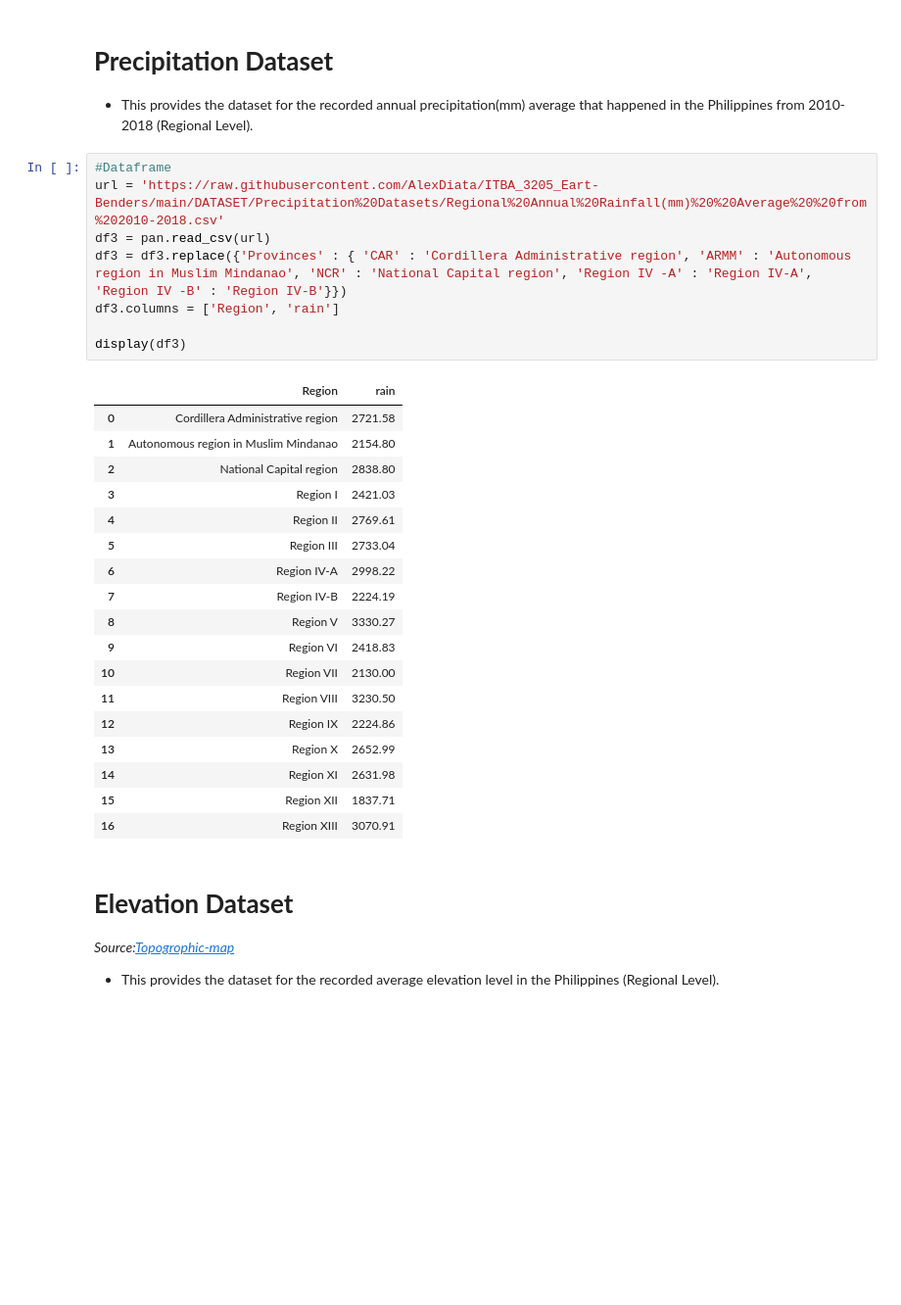
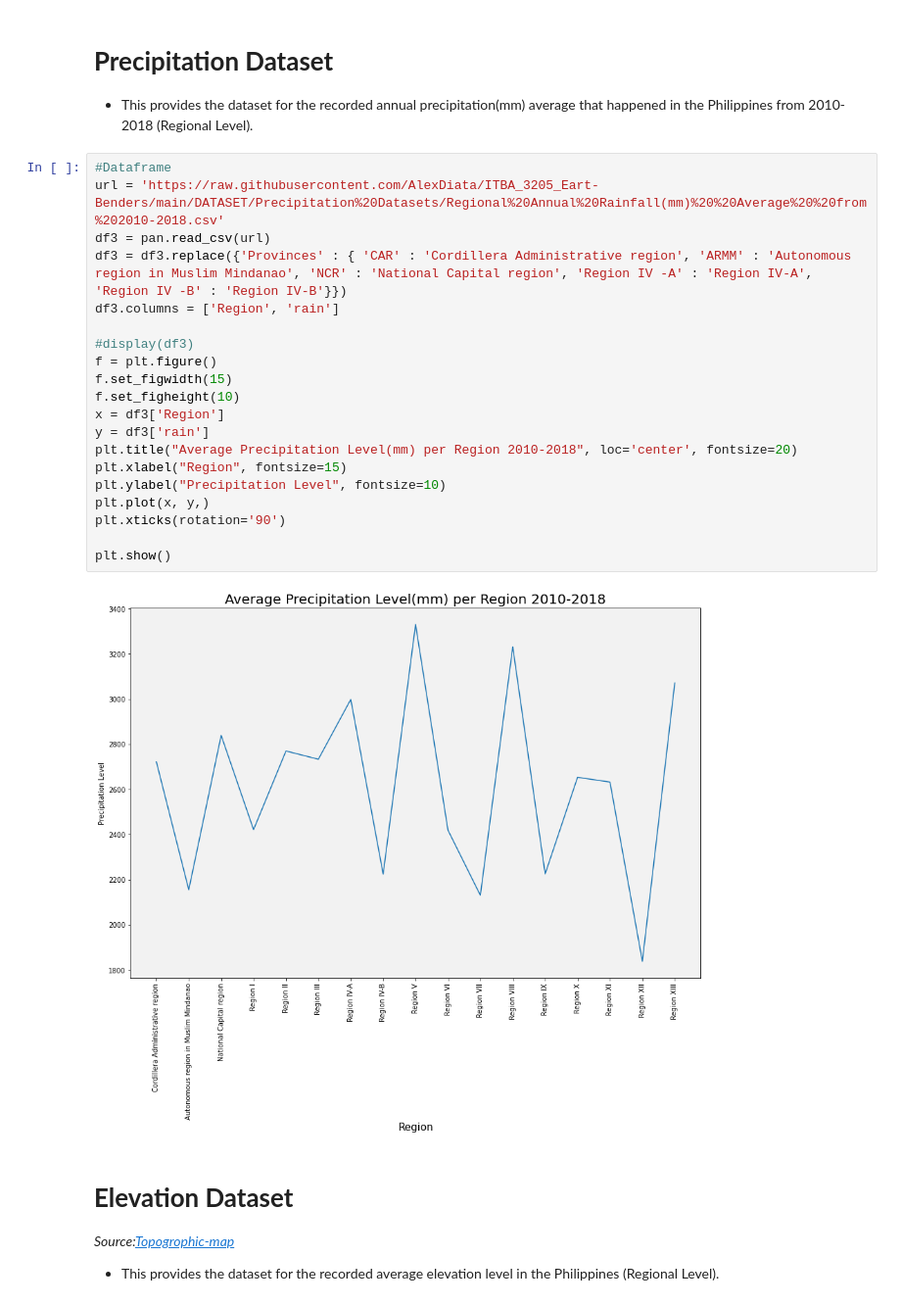
Before and after one commit to AlexDiata/ITBA_3205_Eart-Benders, a Jupyter notebook: Codes/LandSlideRisk.ipynb, the cells around one changed output. Shown at 98% size. Saved outputs shown, nothing was run; the diff lists cells and outputs as text; blank space fills up the shorter version.

```diff
--- a/Codes/LandSlideRisk.ipynb
+++ b/Codes/LandSlideRisk.ipynb
@@ -174,30 +312,25 @@ plt.show()
 # %%
 #Dataframe
 url = 'https://raw.githubusercontent.com/AlexDiata/ITBA_3205_Eart-Benders/main/DATASET/Precipitation%20Datasets/Regional%20Annual%20Rainfall(mm)%20%20Average%20%20from%202010-2018.csv'
 df3 = pan.read_csv(url)
 df3 = df3.replace({'Provinces' : { 'CAR' : 'Cordillera Administrative region', 'ARMM' : 'Autonomous region in Muslim Mindanao', 'NCR' : 'National Capital region', 'Region IV -A' : 'Region IV-A', 'Region IV -B' : 'Region IV-B'}})
 df3.columns = ['Region', 'rain']
 
-display(df3)
+#display(df3)
+f = plt.figure()
+f.set_figwidth(15)
+f.set_figheight(10)
+x = df3['Region']
+y = df3['rain']
+plt.title("Average Precipitation Level(mm) per Region 2010-2018", loc='center', fontsize=20)
+plt.xlabel("Region", fontsize=15)
+plt.ylabel("Precipitation Level", fontsize=10)
+plt.plot(x, y,)
+plt.xticks(rotation='90')
+
+plt.show()
 # %% [output]
-|  | Region | rain |
-| 0 | Cordillera Administrative region | 2721.58 |
-| 1 | Autonomous region in Muslim Mindanao | 2154.80 |
-| 2 | National Capital region | 2838.80 |
-| 3 | Region I | 2421.03 |
-| 4 | Region II | 2769.61 |
-| 5 | Region III | 2733.04 |
-| 6 | Region IV-A | 2998.22 |
-| 7 | Region IV-B | 2224.19 |
-| 8 | Region V | 3330.27 |
-| 9 | Region VI | 2418.83 |
-| 10 | Region VII | 2130.00 |
-| 11 | Region VIII | 3230.50 |
-| 12 | Region IX | 2224.86 |
-| 13 | Region X | 2652.99 |
-| 14 | Region XI | 2631.98 |
-| 15 | Region XII | 1837.71 |
-| 16 | Region XIII | 3070.91 |
+[figure, added]
 # %% [markdown]
 # **Elevation Dataset**
 *Source:*[*Topogrophic-map*](https://en-nz.topographic-map.com/places/pki/Philippines/)
```
Also changed, not shown: parts of 31 cells of this notebook.
